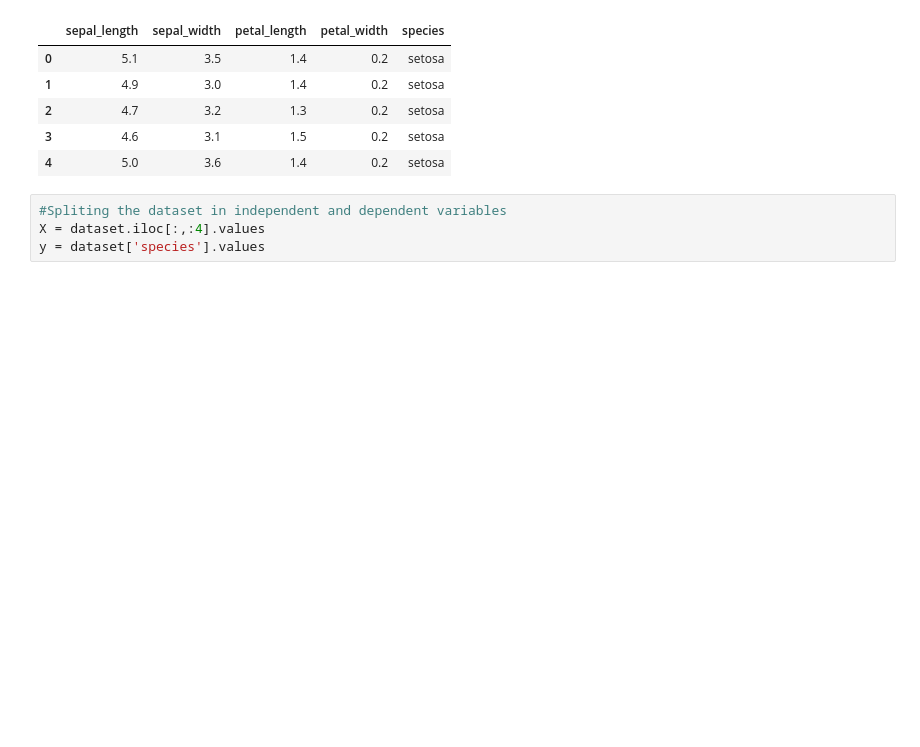
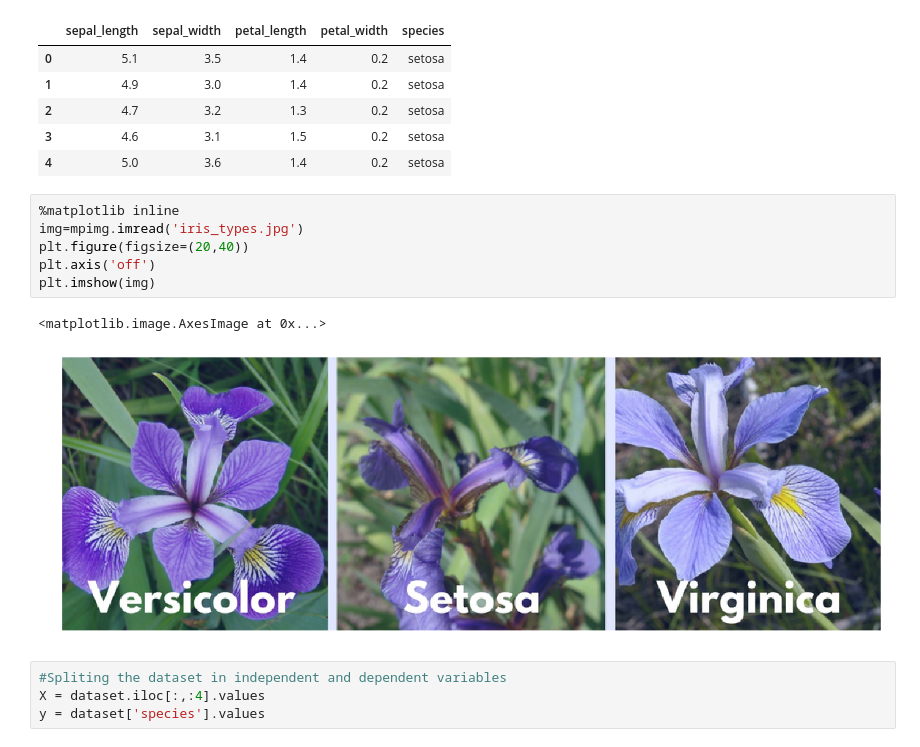
Before and after one commit to ApoorvRusia/Multiclass-Logistic-Classification-application-on-Iris-dataset, a Jupyter notebook: MultiClass logistic_regression_application.ipynb, the cells around one changed output. Saved outputs shown, nothing was run; the diff lists cells and outputs as text; blank space fills up the shorter version.

```diff
--- a/MultiClass logistic_regression_application.ipynb
+++ b/MultiClass logistic_regression_application.ipynb
@@ -18,6 +19,15 @@ dataset.head()
 | 2 | 4.7 | 3.2 | 1.3 | 0.2 | setosa |
 | 3 | 4.6 | 3.1 | 1.5 | 0.2 | setosa |
 | 4 | 5.0 | 3.6 | 1.4 | 0.2 | setosa |
+# %%
+%matplotlib inline
+img=mpimg.imread('iris_types.jpg')
+plt.figure(figsize=(20,40))
+plt.axis('off')
+plt.imshow(img)
+# %% [output]
+<matplotlib.image.AxesImage at 0x...>
+[figure, added]
 # %%
 #Spliting the dataset in independent and dependent variables
 X = dataset.iloc[:,:4].values
```
Also changed, not shown: parts of 1 cell of this notebook.
